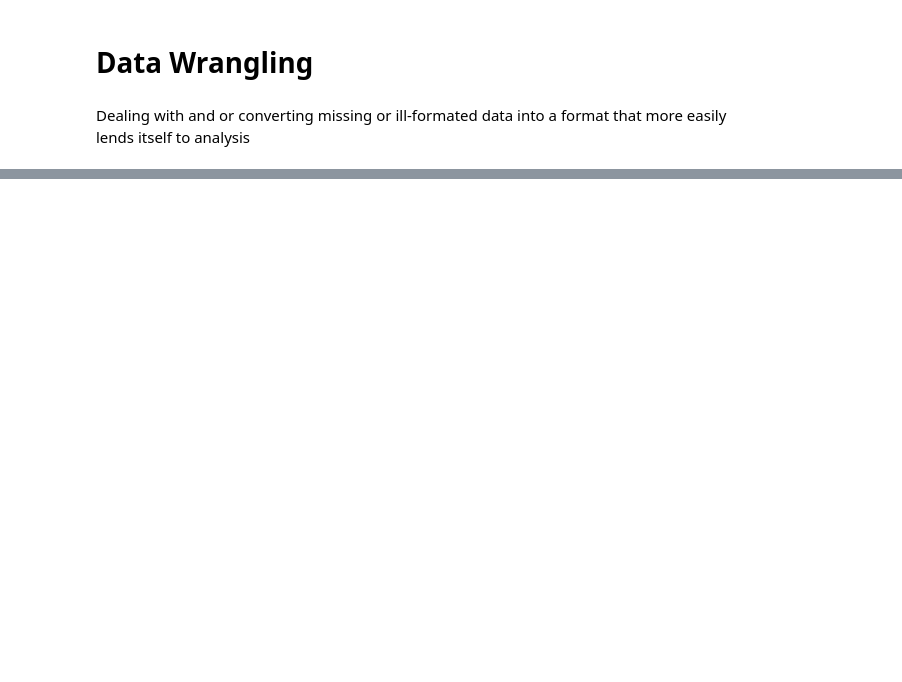
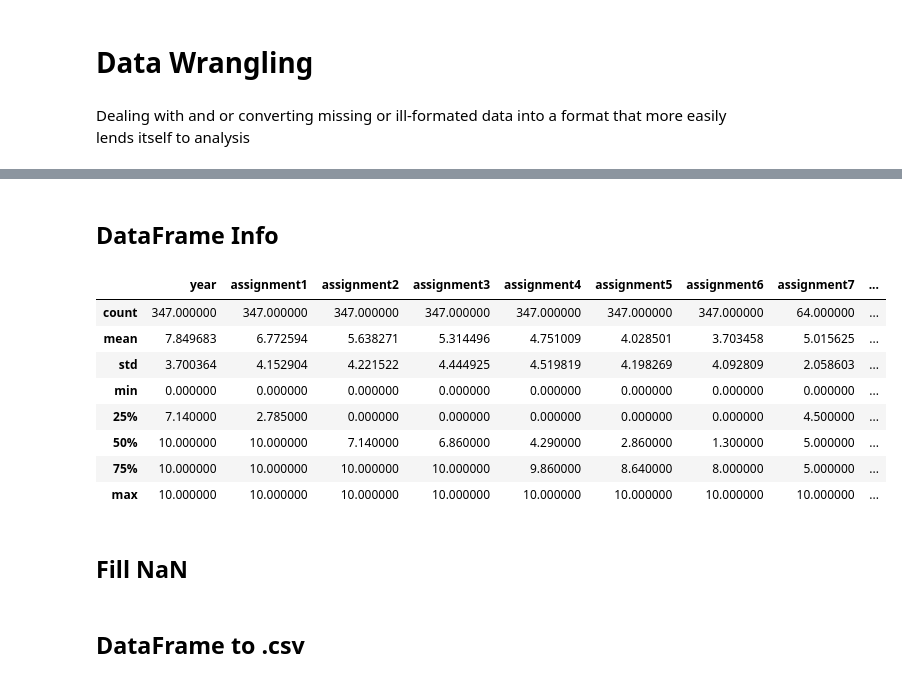
Before and after one commit to jonathanalmd/MLUndergradGrades-UnB-Data, a Jupyter notebook: data-wrangling.ipynb, the cells around one changed output, grey strips where cells are left out. Drawn from its saved outputs; the diff is of its cells as text; code cells hidden in the pictures; blank space fills up the shorter version.

```diff
--- a/data-wrangling.ipynb
+++ b/data-wrangling.ipynb
@@ -64,0 +153,16 @@ wrangle('2017_2')
+# %% [markdown]
+## DataFrame Info
+# %%
+students_df_2017_2.describe()
+# %% [output]
+|  | year | assignment1 | assignment2 | assignment3 | assignment4 | assignment5 | assignment6 | assignment7 | ... |
+| count | 347.000000 | 347.000000 | 347.000000 | 347.000000 | 347.000000 | 347.000000 | 347.000000 | 64.000000 | ... |
+| mean | 7.849683 | 6.772594 | 5.638271 | 5.314496 | 4.751009 | 4.028501 | 3.703458 | 5.015625 | ... |
+| std | 3.700364 | 4.152904 | 4.221522 | 4.444925 | 4.519819 | 4.198269 | 4.092809 | 2.058603 | ... |
+| min | 0.000000 | 0.000000 | 0.000000 | 0.000000 | 0.000000 | 0.000000 | 0.000000 | 0.000000 | ... |
+| 25% | 7.140000 | 2.785000 | 0.000000 | 0.000000 | 0.000000 | 0.000000 | 0.000000 | 4.500000 | ... |
+| 50% | 10.000000 | 10.000000 | 7.140000 | 6.860000 | 4.290000 | 2.860000 | 1.300000 | 5.000000 | ... |
+| 75% | 10.000000 | 10.000000 | 10.000000 | 10.000000 | 9.860000 | 8.640000 | 8.000000 | 5.000000 | ... |
+| max | 10.000000 | 10.000000 | 10.000000 | 10.000000 | 10.000000 | 10.000000 | 10.000000 | 10.000000 | ... |
+# %% [markdown]
+## Fill NaN
@@ -64,0 +171,2 @@ wrangle('2017_2')
+# %% [markdown]
+## DataFrame to .csv
```
Also changed, not shown: parts of 24 cells of this notebook, 2 other files.
